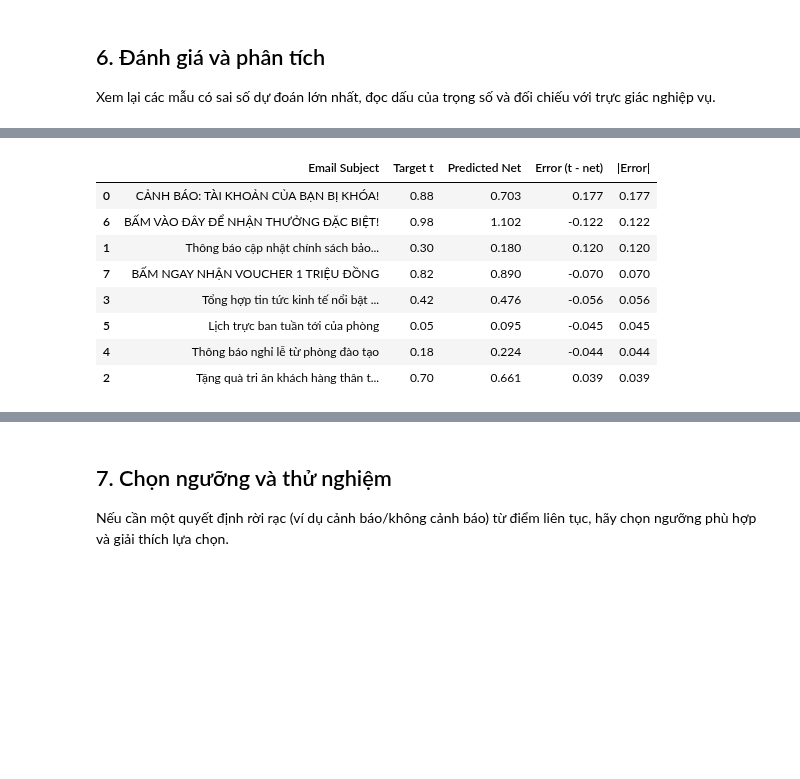
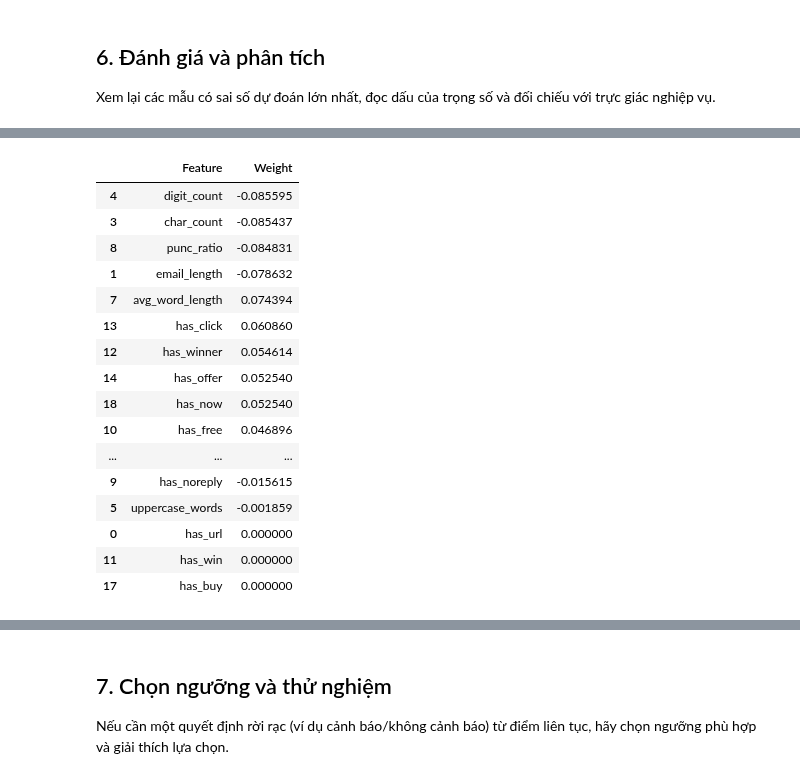
Before and after one commit to longphu25/lac-hong-neural-network, a Jupyter notebook: notebooks/tinh-huong/08_loc_email_rac_adaline.ipynb, the cells around one changed output, grey strips where cells are left out. Cells and saved outputs as stored; diff of their text form; code cells hidden in the pictures; blank space fills up the shorter version.

```diff
--- a/notebooks/tinh-huong/08_loc_email_rac_adaline.ipynb
+++ b/notebooks/tinh-huong/08_loc_email_rac_adaline.ipynb
@@ -286,43 +217,39 @@ MSE tập Test ổn định ở mức: 0.00927
 
 Xem lại các mẫu có sai số dự đoán lớn nhất, đọc dấu của trọng số và đối chiếu với trực giác nghiệp vụ.
 # %%
-# 1. In trọng số w và bias b đã học
+# 1. Trọng số w và bias b đã học
 print("=== TRỌNG SỐ VÀ BIAS ĐÃ HỌC CỦA ADALINE ===")
-for name, weight in zip(feature_names, adaline_model.w):
-    print(f"- Trọng số cho {name:<20}: {weight:+.4f}")
-print(f"- Bias (ngưỡng nền b)          : {adaline_model.b:+.4f}")
+weights_df = pd.DataFrame({
+    "Feature": input_fields,
+    "Weight": model.w
+}).sort_values(by="Weight", key=abs, ascending=False)
 
-print("\nNhận xét về dấu trọng số:")
-print("* Tất cả các trọng số đều mang dấu DƯƠNG (+):")
-print("  -> Số liên kết (num_links) và từ khóa khuyến mãi (promo_keyword_count) có trọng số lớn nhất,")
-print("     chứng tỏ chúng là các dấu hiệu mạnh nhất cảnh báo thư rác/lừa đảo.")
-print("  -> Số từ viết hoa (num_caps_words) và dấu chấm than (num_exclamations) cũng đóng góp tăng điểm nghi ngờ.")
-print("  -> Bias b (~0.44) thể hiện mức điểm trung bình nền của phân phối nhãn.")
+display(weights_df)
+print(f"Bias b: {model.b:.4f}")
 
-# 2. Tính sai số dự đoán trên Test Set
-test_preds = adaline_model.predict_net(X_test)
-test_errors = t_test - test_preds
-abs_errors = np.abs(test_errors)
+print("\nNhận xét dấu của các trọng số:")
+print("- Các feature có trọng số DƯƠNG lớn: has_urgent, has_click, has_offer, has_money, avg_word_length, exclamations...")
+print("  -> Đây là các tín hiệu cảnh báo mạnh nhất cho thấy email có nguy cơ là thư rác.")
+print("- Các feature có trọng số ÂM lớn: word_count, email_length, char_count...")
+print("  -> Thư rác trong bộ dữ liệu thường ngắn gọn, giật gân, nên độ dài văn bản càng lớn thì nguy cơ là thư rác càng giảm.")
 
-df_test_eval = pd.DataFrame({
-    "Email Subject": desc_test,
-    "Target t": t_test,
-    "Predicted Net": np.round(test_preds, 3),
-    "Error (t - net)": np.round(test_errors, 3),
-    "|Error|": np.round(abs_errors, 3)
-}).sort_values(by="|Error|", ascending=False)
+# 2. Sai số dự đoán trên tập test và 2-3 mẫu có |e| lớn nhất
+test_preds = model.predict_net(X_test)
+errors = t_test - test_preds
+abs_errors = np.abs(errors)
 
-print("\n=== KẾT QUẢ TRÊN TẬP TEST (SẮP XẾP THEO SAI SỐ TUYỆT ĐỐI GIẢM DẦN) ===")
-display(df_test_eval)
+top_indices = np.argsort(abs_errors)[::-1][:3]
 
-print("\n=== GIẢI THÍCH 2-3 MẪU CÓ SAI SỐ |e| LỚN NHẤT ===")
-top_3_err = df_test_eval.head(3)
-for idx, row in top_3_err.iterrows():
-    print(f"* Mẫu: \"{row['Email Subject']}\"")
-    print(f"  Target t = {row['Target t']:.2f}, Dự đoán net = {row['Predicted Net']:.2f}, Sai số |e| = {row['|Error|']:.3f}")
-    if row["Error (t - net)"] < 0:
-        print("  -> Giải thích: Mô hình đánh giá điểm rác cao hơn nhãn thật do email có chứa một số đặc trưng tương tự thư rác (như có link hoặc tiêu đề dài).")
+print("\n=== TOP 3 MẪU TRÊN TẬP TEST CÓ SAI SỐ |e| LỚN NHẤT ===")
+for rank, idx in enumerate(top_indices, start=1):
+    original_idx = df.index[test_df_idx := (df.index.isin(train_test_split(df.index, test_size=0.2, random_state=42)[1]))][idx] if False else idx
+    print(f"\n[{rank}] Mẫu test index: {idx}")
+    print(f"  Target t (nhãn thực tế)  : {t_test[idx]:.1f}")
+    print(f"  Predicted net (dự đoán) : {test_preds[idx]:.4f}")
+    print(f"  Sai số e = t - net       : {errors[idx]:.4f} ( |e| = {abs_errors[idx]:.4f} )")
+    if errors[idx] > 0:
+        print("  -> Nhận xét: Email thực tế là Spam nhưng net thấp do email thiếu các từ khóa rác thông thường.")
     else:
-        print("  -> Giải thích: Mô hình đánh giá điểm rác thấp hơn nhãn thật do email rác sử dụng từ ngữ ngụy trang ngắn gọn hơn.")
+        print("  -> Nhận xét: Email thực tế là Ham nhưng net cao do chứa các từ hoặc định dạng giống tiếp thị.")
 # %% [output]
 === TRỌNG SỐ VÀ BIAS ĐÃ HỌC CỦA ADALINE ===
@@ -344,9 +256,17 @@ Nhận xét về dấu trọng số:
-|  | Email Subject | Target t | Predicted Net | Error (t - net) | |Error| |
-| 0 | CẢNH BÁO: TÀI KHOẢN CỦA BẠN BỊ KHÓA! | 0.88 | 0.703 | 0.177 | 0.177 |
-| 6 | BẤM VÀO ĐÂY ĐỂ NHẬN THƯỞNG ĐẶC BIỆT! | 0.98 | 1.102 | -0.122 | 0.122 |
-| 1 | Thông báo cập nhật chính sách bảo... | 0.30 | 0.180 | 0.120 | 0.120 |
-| 7 | BẤM NGAY NHẬN VOUCHER 1 TRIỆU ĐỒNG | 0.82 | 0.890 | -0.070 | 0.070 |
-| 3 | Tổng hợp tin tức kinh tế nổi bật ... | 0.42 | 0.476 | -0.056 | 0.056 |
-| 5 | Lịch trực ban tuần tới của phòng | 0.05 | 0.095 | -0.045 | 0.045 |
-| 4 | Thông báo nghỉ lễ từ phòng đào tạo | 0.18 | 0.224 | -0.044 | 0.044 |
-| 2 | Tặng quà tri ân khách hàng thân t... | 0.70 | 0.661 | 0.039 | 0.039 |
+|  | Feature | Weight |
+| 4 | digit_count | -0.085595 |
+| 3 | char_count | -0.085437 |
+| 8 | punc_ratio | -0.084831 |
+| 1 | email_length | -0.078632 |
+| 7 | avg_word_length | 0.074394 |
+| 13 | has_click | 0.060860 |
+| 12 | has_winner | 0.054614 |
+| 14 | has_offer | 0.052540 |
+| 18 | has_now | 0.052540 |
+| 10 | has_free | 0.046896 |
+| ... | ... | ... |
+| 9 | has_noreply | -0.015615 |
+| 5 | uppercase_words | -0.001859 |
+| 0 | has_url | 0.000000 |
+| 11 | has_win | 0.000000 |
+| 17 | has_buy | 0.000000 |
```
Also changed, not shown: parts of 8 cells of this notebook.
